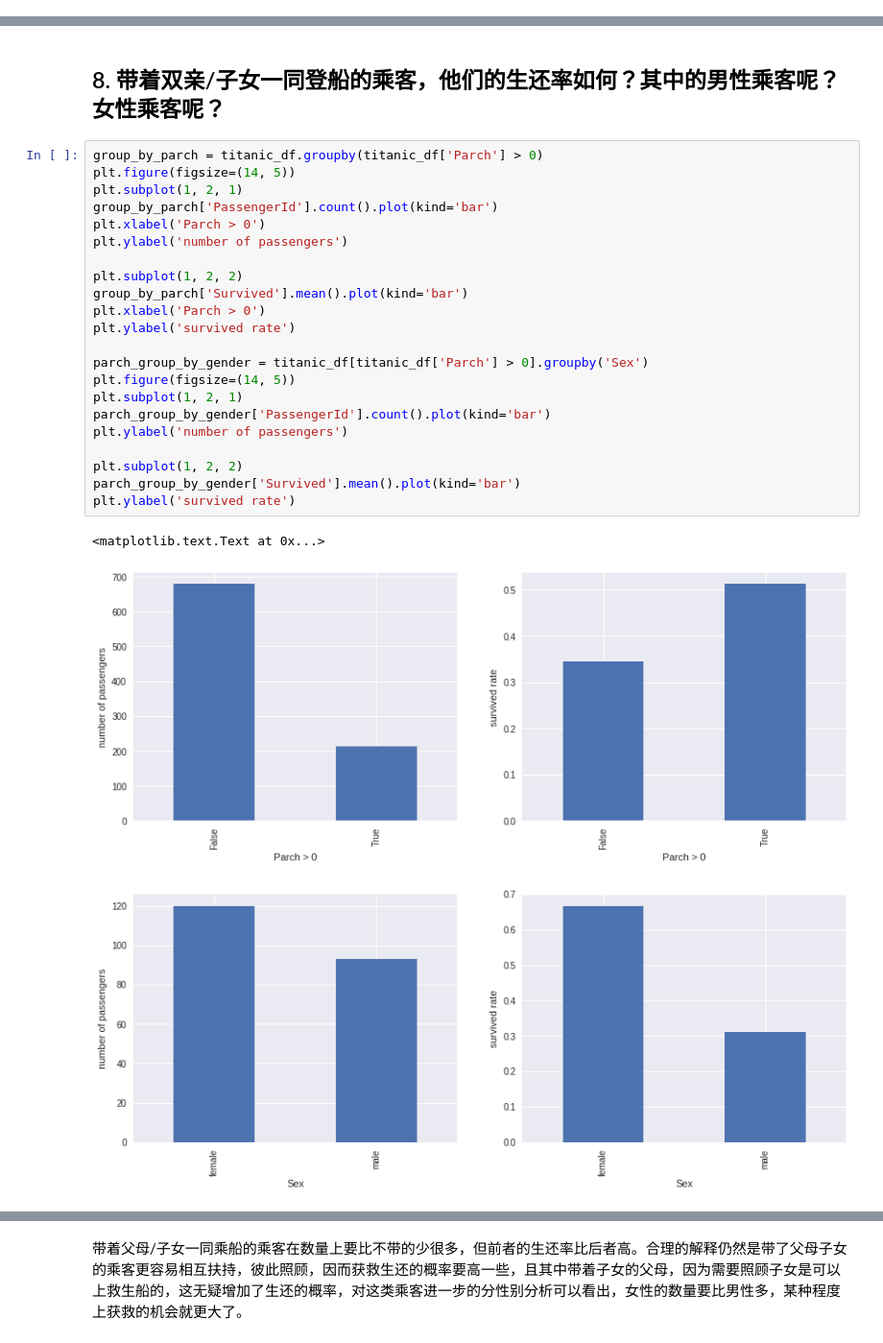
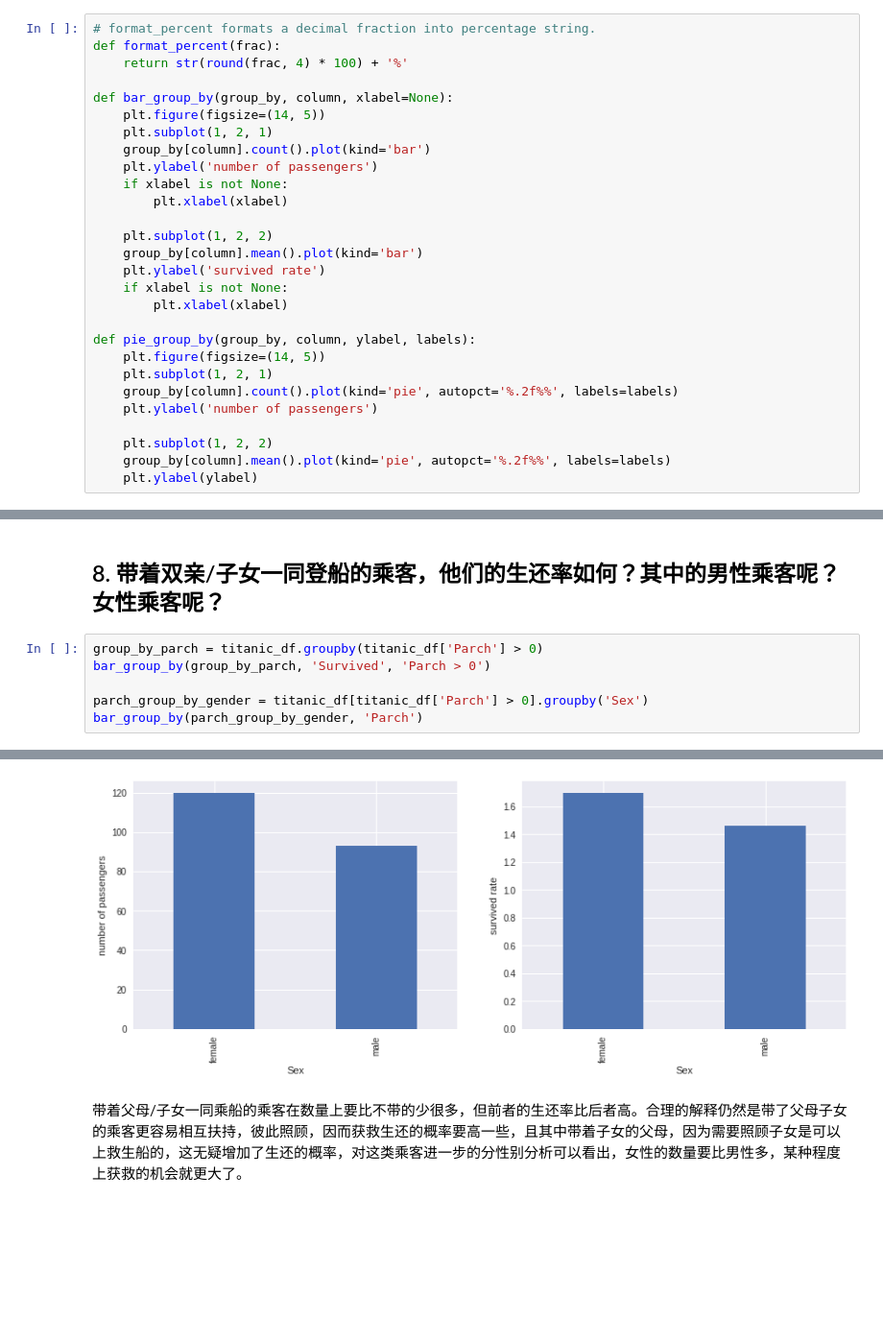
Before and after one commit to leesper/become-data-analyst, a Jupyter notebook: P2investigate_dataset/P2investivate_dataset.ipynb, the cells around one changed output, grey strips where cells are left out. Shown: that part at 96% size. Cells and saved outputs as stored; diff of their text form; blank space fills up the shorter version.

```diff
--- a/P2investigate_dataset/P2investivate_dataset.ipynb
+++ b/P2investigate_dataset/P2investivate_dataset.ipynb
@@ -20,3 +12,31 @@ def format_percent(frac):
+# %%
+# format_percent formats a decimal fraction into percentage string.
+def format_percent(frac):
+    return str(round(frac, 4) * 100) + '%'
+
+def bar_group_by(group_by, column, xlabel=None):
+    plt.figure(figsize=(14, 5))
+    plt.subplot(1, 2, 1)
+    group_by[column].count().plot(kind='bar')
+    plt.ylabel('number of passengers')
+    if xlabel is not None:
+        plt.xlabel(xlabel)
+
+    plt.subplot(1, 2, 2)
+    group_by[column].mean().plot(kind='bar')
+    plt.ylabel('survived rate')
+    if xlabel is not None:
+        plt.xlabel(xlabel)
+
+def pie_group_by(group_by, column, ylabel, labels):
+    plt.figure(figsize=(14, 5))
+    plt.subplot(1, 2, 1)
+    group_by[column].count().plot(kind='pie', autopct='%.2f%%', labels=labels)
+    plt.ylabel('number of passengers')
+
+    plt.subplot(1, 2, 2)
+    group_by[column].mean().plot(kind='pie', autopct='%.2f%%', labels=labels)
+    plt.ylabel(ylabel)
 # %%
 # take a look at data
 titanic_df = pd.read_csv('titanic-data.csv')
@@ -323,29 +293,10 @@ plt.ylabel('survived rate')
 从上面第一组图中可以看到，没有带兄弟姐妹/配偶的乘客要比带了的多一倍，然而前者的生还率却不及后者，一种较为合理的解释是，带了兄弟姐妹/配偶的乘客更容易相互扶持，彼此照顾，因而获救生还的概率要高一些。然而对这部分乘客进一步分析可以发现，虽然带了兄弟姐妹/配偶的乘客在数量上旗鼓相当，但其中女性乘客的生还率仍然远高于男性，性别仍然是一个相当重要的影响因素。
 # %% [markdown]
 ## 8. 带着双亲/子女一同登船的乘客，他们的生还率如何？其中的男性乘客呢？女性乘客呢？
-# %%
-group_by_parch = titanic_df.groupby(titanic_df['Parch'] > 0)
-plt.figure(figsize=(14, 5))
-plt.subplot(1, 2, 1)
-group_by_parch['PassengerId'].count().plot(kind='bar')
-plt.xlabel('Parch > 0')
-plt.ylabel('number of passengers')
-
-plt.subplot(1, 2, 2)
-group_by_parch['Survived'].mean().plot(kind='bar')
-plt.xlabel('Parch > 0')
-plt.ylabel('survived rate')
-
-parch_group_by_gender = titanic_df[titanic_df['Parch'] > 0].groupby('Sex')
-plt.figure(figsize=(14, 5))
-plt.subplot(1, 2, 1)
-parch_group_by_gender['PassengerId'].count().plot(kind='bar')
-plt.ylabel('number of passengers')
-
-plt.subplot(1, 2, 2)
-parch_group_by_gender['Survived'].mean().plot(kind='bar')
-plt.ylabel('survived rate')
-# %% [output]
-<matplotlib.text.Text at 0x...>
-[figure, removed]
-[figure, removed]
+# %%
+group_by_parch = titanic_df.groupby(titanic_df['Parch'] > 0)
+bar_group_by(group_by_parch, 'Survived', 'Parch > 0')
+
+parch_group_by_gender = titanic_df[titanic_df['Parch'] > 0].groupby('Sex')
+bar_group_by(parch_group_by_gender, 'Parch')
+# %% [output]
@@ -352,3 +304,4 @@ plt.ylabel('survived rate')
+[figure, added]
 # %% [markdown]
 带着父母/子女一同乘船的乘客在数量上要比不带的少很多，但前者的生还率比后者高。合理的解释仍然是带了父母子女的乘客更容易相互扶持，彼此照顾，因而获救生还的概率要高一些，且其中带着子女的父母，因为需要照顾子女是可以上救生船的，这无疑增加了生还的概率，对这类乘客进一步的分性别分析可以看出，女性的数量要比男性多，某种程度上获救的机会就更大了。
 # %% [markdown]
```
Also changed, not shown: parts of 13 cells of this notebook.
